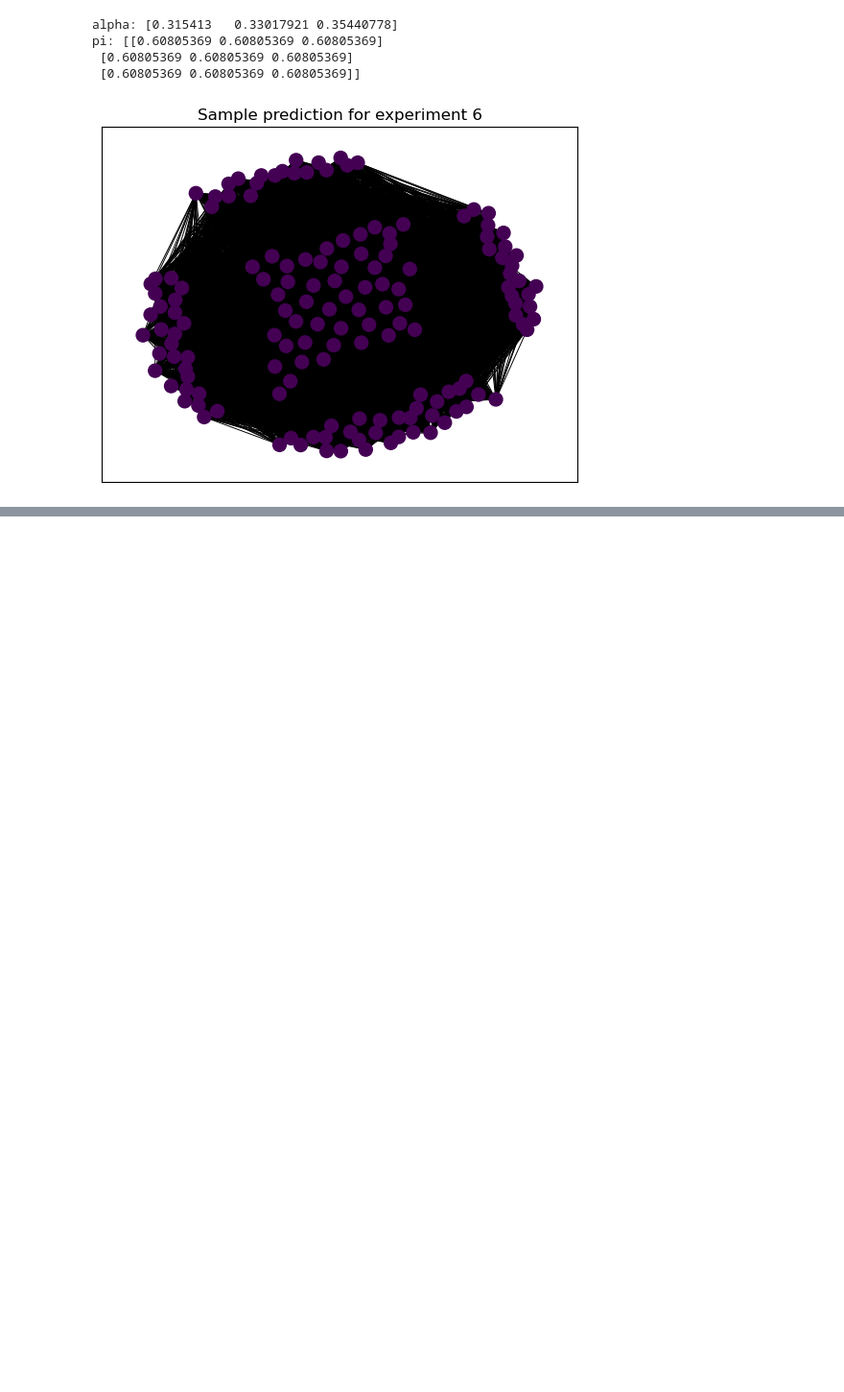
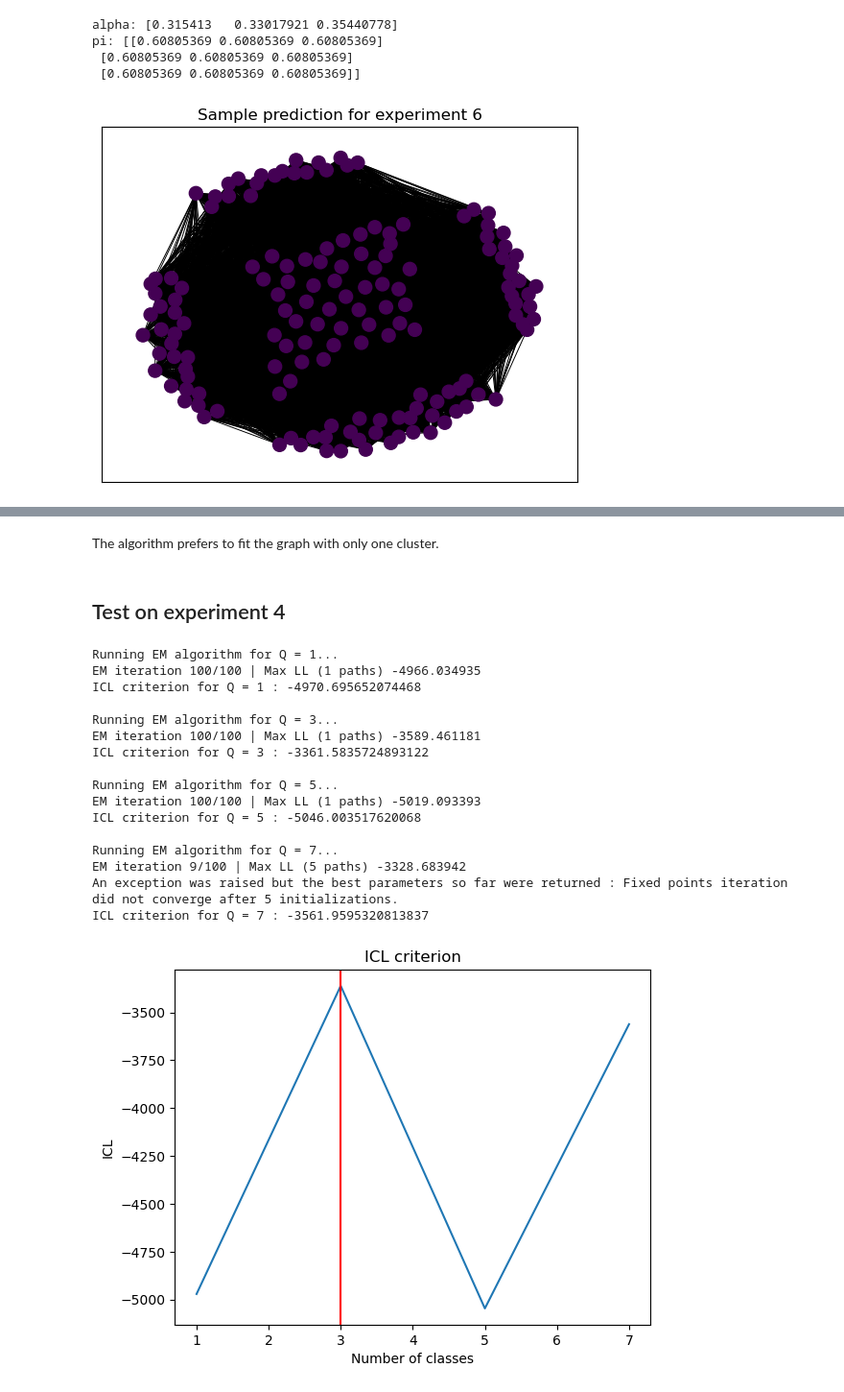
Before and after one commit to bastienlc/SBM-EM, a Jupyter notebook: experiments_SBM.ipynb, the cells around one changed output, grey strips where cells are left out. Shown at 96% size. Cells and saved outputs as stored; diff of their text form; code cells hidden in the pictures; blank space fills up the shorter version.

```diff
--- a/experiments_SBM.ipynb
+++ b/experiments_SBM.ipynb
@@ -367,0 +393,28 @@ pi: [[0.60805369 0.60805369 0.60805369]
+# %% [markdown]
+The algorithm prefers to fit the graph with only one cluster.
+# %% [markdown]
+## Test on experiment 4
+# %%
+experiment = 4
+Q_to_test = np.array([1, 3, 5, 7])
+# %%
+X = graph_and_params_from_archive(f"SBM/experiment_{experiment}/graph_4.npz")[0]
+draw_criterion(X, Q_to_test, em_n_init=5, em_iterations=100)
+# %% [output]
+Running EM algorithm for Q = 1...
+EM iteration 100/100 | Max LL (1 paths) -4966.034935
+ICL criterion for Q = 1 : -4970.695652074468
+
+Running EM algorithm for Q = 3...
+EM iteration 100/100 | Max LL (1 paths) -3589.461181
+ICL criterion for Q = 3 : -3361.5835724893122
+
+Running EM algorithm for Q = 5...
+EM iteration 100/100 | Max LL (1 paths) -5019.093393
+ICL criterion for Q = 5 : -5046.003517620068
+
+Running EM algorithm for Q = 7...
+EM iteration 9/100 | Max LL (5 paths) -3328.683942
+An exception was raised but the best parameters so far were returned : Fixed points iteration did not converge after 5 initializations.
+ICL criterion for Q = 7 : -3561.9595320813837
+[figure, added]
```
Also changed, not shown: parts of 11 cells of this notebook, 5 other files.
